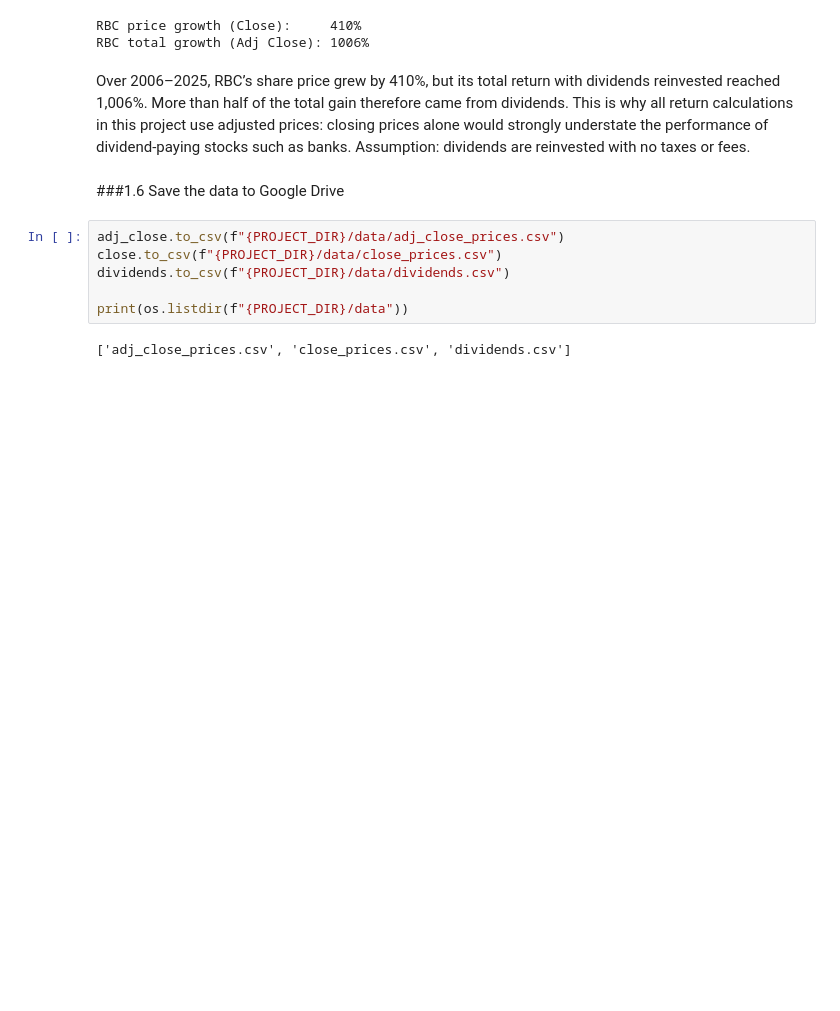
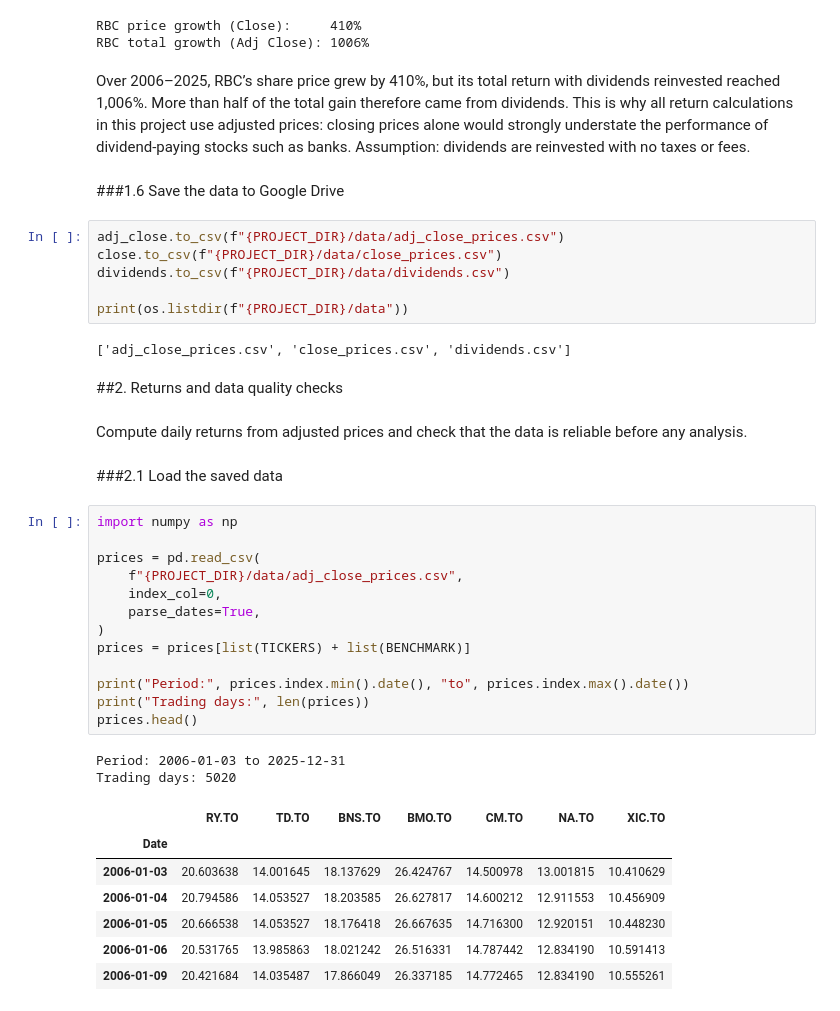
Before and after one commit to quentin-garcia-3b1724235/canadian-banks-portfolio-analysis, a Jupyter notebook: notebooks/canadian_banks_analysis.ipynb, the cells around one changed output. Drawn from its saved outputs; the diff is of its cells as text; blank space fills up the shorter version.

```diff
--- a/notebooks/canadian_banks_analysis.ipynb
+++ b/notebooks/canadian_banks_analysis.ipynb
@@ -138,3 +138,32 @@ dividends.to_csv(f"{PROJECT_DIR}/data/dividends.csv")
 print(os.listdir(f"{PROJECT_DIR}/data"))
 # %% [output]
 ['adj_close_prices.csv', 'close_prices.csv', 'dividends.csv']
+# %% [markdown]
+##2. Returns and data quality checks
+# %% [markdown]
+Compute daily returns from adjusted prices and check that the data is reliable before any analysis.
+# %% [markdown]
+###2.1 Load the saved data
+# %%
+import numpy as np
+
+prices = pd.read_csv(
+    f"{PROJECT_DIR}/data/adj_close_prices.csv",
+    index_col=0,
+    parse_dates=True,
+)
+prices = prices[list(TICKERS) + list(BENCHMARK)]
+
+print("Period:", prices.index.min().date(), "to", prices.index.max().date())
+print("Trading days:", len(prices))
+prices.head()
+# %% [output]
+Period: 2006-01-03 to 2025-12-31
+Trading days: 5020
+|  | RY.TO | TD.TO | BNS.TO | BMO.TO | CM.TO | NA.TO | XIC.TO |
+| Date |  |  |  |  |  |  |  |
+| 2006-01-03 | 20.603638 | 14.001645 | 18.137629 | 26.424767 | 14.500978 | 13.001815 | 10.410629 |
+| 2006-01-04 | 20.794586 | 14.053527 | 18.203585 | 26.627817 | 14.600212 | 12.911553 | 10.456909 |
+| 2006-01-05 | 20.666538 | 14.053527 | 18.176418 | 26.667635 | 14.716300 | 12.920151 | 10.448230 |
+| 2006-01-06 | 20.531765 | 13.985863 | 18.021242 | 26.516331 | 14.787442 | 12.834190 | 10.591413 |
+| 2006-01-09 | 20.421684 | 14.035487 | 17.866049 | 26.337185 | 14.772465 | 12.834190 | 10.555261 |
```
Also changed, not shown: parts of 16 cells of this notebook.
